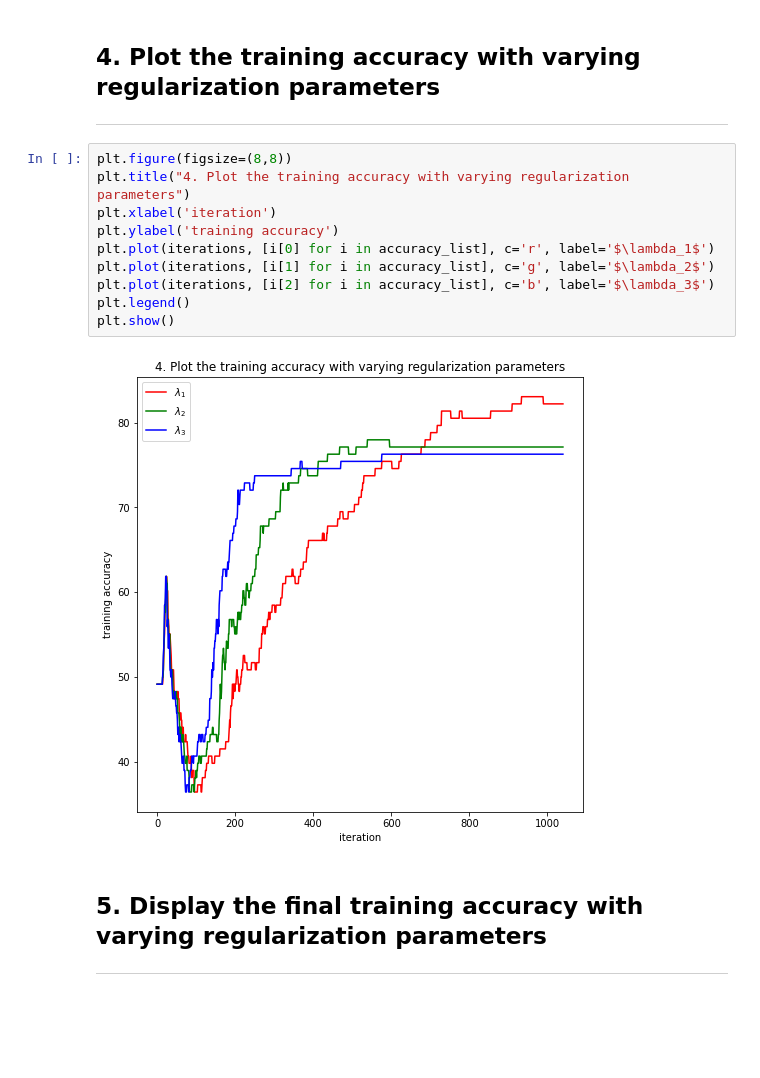
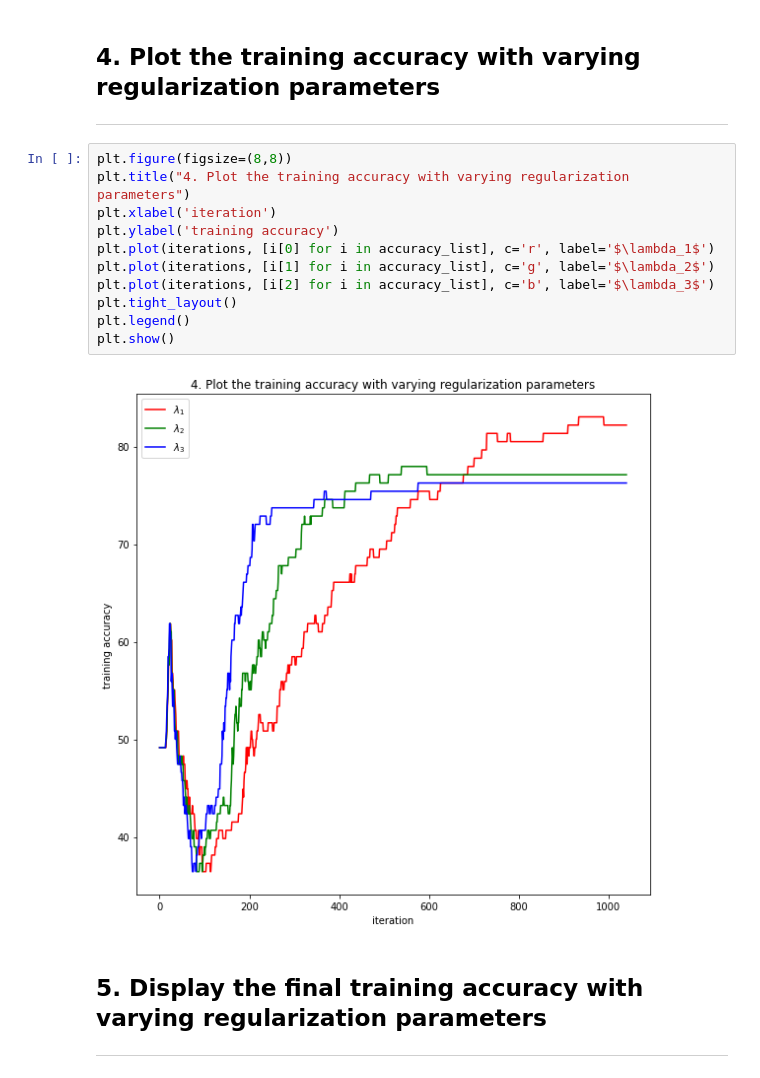
Before and after one commit to Reichidad/Machine-Learning-2020-Spring-Class, a Jupyter notebook: assignment07.ipynb, the cells around one changed output. Drawn from its saved outputs; the diff is of its cells as text; blank space fills up the shorter version.

```diff
--- a/assignment07.ipynb
+++ b/assignment07.ipynb
@@ -201,15 +197,16 @@ ___
 # %%
 plt.figure(figsize=(8,8))
 plt.title("4. Plot the training accuracy with varying regularization parameters")
 plt.xlabel('iteration')
 plt.ylabel('training accuracy')
 plt.plot(iterations, [i[0] for i in accuracy_list], c='r', label='$\lambda_1$')
 plt.plot(iterations, [i[1] for i in accuracy_list], c='g', label='$\lambda_2$')
 plt.plot(iterations, [i[2] for i in accuracy_list], c='b', label='$\lambda_3$')
+plt.tight_layout()
 plt.legend()
 plt.show()
 # %% [output]
-[figure, old version]
+[figure, new version]
 # %% [markdown]
 ## 5. Display the final training accuracy with varying regularization parameters
 ___
```
Also changed, not shown: parts of 5 cells of this notebook.
